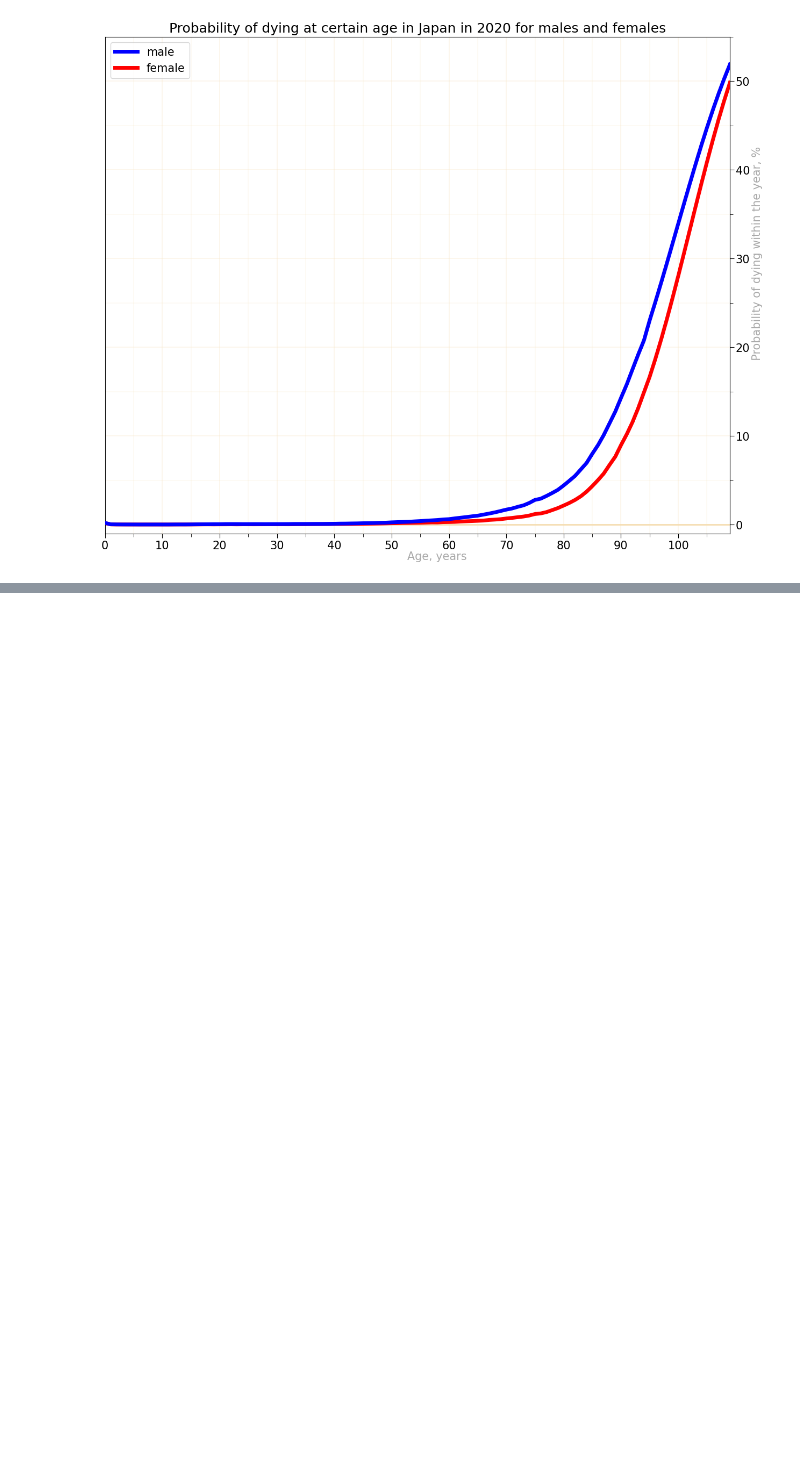
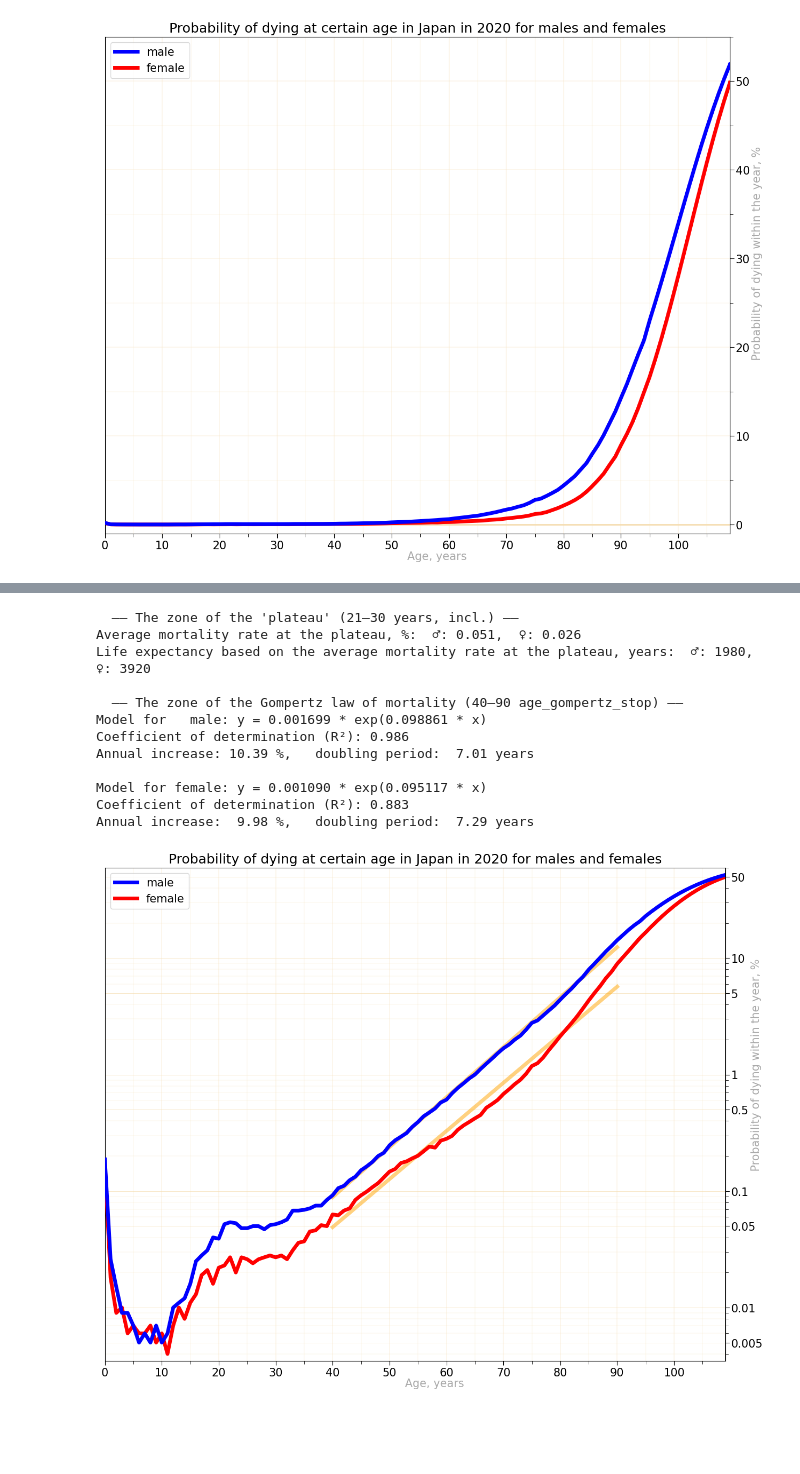
Before and after one commit to Lady3mlnm/Mini-programs-for-calculation-of-life-expectancy-in-countries, a Jupyter notebook: regions_Japan_(Life_tables)/Japan_probability_of_dying.ipynb, the cells around one changed output, grey strips where cells are left out. Cells and saved outputs as stored; diff of their text form; code cells hidden in the pictures; blank space fills up the shorter version.

```diff
--- a/regions_Japan_(Life_tables)/Japan_probability_of_dying.ipynb
+++ b/regions_Japan_(Life_tables)/Japan_probability_of_dying.ipynb
@@ -281,15 +284,17 @@ def calculate_increase_rate_and_doubling_period(age1: int, age2: int, v1: float,
     T = math.log(2, q)  # doubling period:    log base 'q' of 2
     return (q - 1) * 100, T
 # %%
-age1 = 40
-age2 = 90
-print(" increase_rate(%)   doubling    | increase_rate(%)   doubling")
-print("              male              |             female")
+age_gompertz_start = 40
+age_gompertz_stop  = 90
+print(" increase_rate(%)  doubling   | increase_rate(%)  doubling")
+print("             male             |            female")
 for region, pref in zip(['Japan', name_pref1, name_pref2, name_pref3], ['', '_pref1', '_pref2', '_pref3']):
     male_rate_perc, male_period_double = \
-        calculate_increase_rate_and_doubling_period(age1, age2, df.loc[age1, 'male'+pref], df.loc[age2, 'male'+pref])
+        calculate_increase_rate_and_doubling_period(
+            age_gompertz_start, age_gompertz_stop, df.loc[age_gompertz_start, 'male'+pref], df.loc[age_gompertz_stop, 'male'+pref])
     female_rate_perc, female_period_double = \
-        calculate_increase_rate_and_doubling_period(age1, age2, df.loc[age1, 'female'+pref], df.loc[age2, 'female'+pref])
-    print(f"{region:5}: {male_rate_perc:6.3f} %  {male_period_double:6.3f} years   |" +
-          f"      {female_rate_perc:6.3f} %  {female_period_double:6.3f} years")
+        calculate_increase_rate_and_doubling_period(
+            age_gompertz_start, age_gompertz_stop, df.loc[age_gompertz_start, 'female'+pref], df.loc[age_gompertz_stop, 'female'+pref])
+    print(f"{region:5}: {male_rate_perc:5.2f} %  {male_period_double:5.2f} years   |" +
+          f"      {female_rate_perc:5.2f} %  {female_period_double:5.2f} years")
 # %% [output]
@@ -407,22 +412,23 @@ def create_chart(
     plt.legend(loc='upper left', fontsize=15, ncol=ncol)
 
     if destination == 'file':
-        plt.savefig(f"output_charts/{file_name}{' -ru' if lang=='ru' else ' -nolang' if lang=='nolang' else ''}.png", bbox_inches='tight', facecolor='white', pad_inches=0.05)
+        plt.savefig(f"output_charts/{file_name}{' -ru' if lang=='ru' else ' -nolang' if lang=='nolang' else ''}.png",
+                    bbox_inches='tight', facecolor='white', pad_inches=0.05)
         print("Data has written to file")
     else:
         plt.show()
 
 
 dd_display = {
-    'male'  : DisplayedGroup(en_name="male",    ru_name="мужчины", nolang_name="♂", color='blue',      style='-', width=5, alpha=1),
+    'male'  : DisplayedGroup(en_name="male",   ru_name="мужчины", nolang_name="♂", color='blue', style='-', width=5, alpha=1),
     # 'total' : DisplayedGroup(en_name="overall", ru_name="в целом", nolang_name="∑", color='lightgrey', style='-', width=5, alpha=1),
-    'female': DisplayedGroup(en_name="female",  ru_name="женщины", nolang_name="♀", color='red',       style='-', width=5, alpha=1)
+    'female': DisplayedGroup(en_name="female", ru_name="женщины", nolang_name="♀", color='red',  style='-', width=5, alpha=1)
 }
 
 for lang in LANGS:
     create_chart(df.T.loc[['male', 'female']],
                  dd_display=dd_display, lang=lang,
-                 title_en=f"Probability of dying at certain age in Japan in {YEAR} for males and females",  # , overall statistics for males and females
+                 title_en=f"Probability of dying at certain age in Japan in {YEAR} for males and females",
                  title_ru=f"Вероятность смерти в определённом возрасте в Японии в {YEAR} для мужчин и женщин",
                  file_name=f"Probability of Dying at Certain Age in Japan in {YEAR}")
 # %% [output]
@@ -542,4 +573,27 @@ Average life expectancy, if the mortality rate was the same as at the plateau, y
 [figure]
+# %%
+for lang in LANGS:
+    create_chart_log(df.T.loc[['male', 'female']],
+                 dd_display=dd_display, lang=lang,
+                 plateau_years=plateau_years, show_plateau=False,
+                 age_gompertz_start=age_gompertz_start, age_gompertz_stop=age_gompertz_stop, show_gompertz=True,
+                 title_en=f"Probability of dying at certain age in Japan in {YEAR} for males and females",
+                 title_ru=f"Вероятность смерти в определённом возрасте в Японии в {YEAR} для мужчин и женщин",
+                 file_name=f"Probability of Dying at Certain Age in Japan in {YEAR} -gompertz")
+# %% [output]
+  —— The zone of the 'plateau' (21–30 years, incl.) ——
+Average mortality rate at the plateau, %:  ♂: 0.051,  ♀: 0.026
+Life expectancy based on the average mortality rate at the plateau, years:  ♂: 1980,  ♀: 3920
+
+  —— The zone of the Gompertz law of mortality (40–90 age_gompertz_stop) ——
+Model for   male: y = 0.001699 * exp(0.098861 * x)
+Coefficient of determination (R²): 0.986
+Annual increase: 10.39 %,   doubling period:  7.01 years
+
+Model for female: y = 0.001090 * exp(0.095117 * x)
+Coefficient of determination (R²): 0.883
+Annual increase:  9.98 %,   doubling period:  7.29 years
+[figure, added]
 # %% [markdown]
 <br>
 <br>
```
Also changed, not shown: parts of 6 cells of this notebook, 8 other files.
